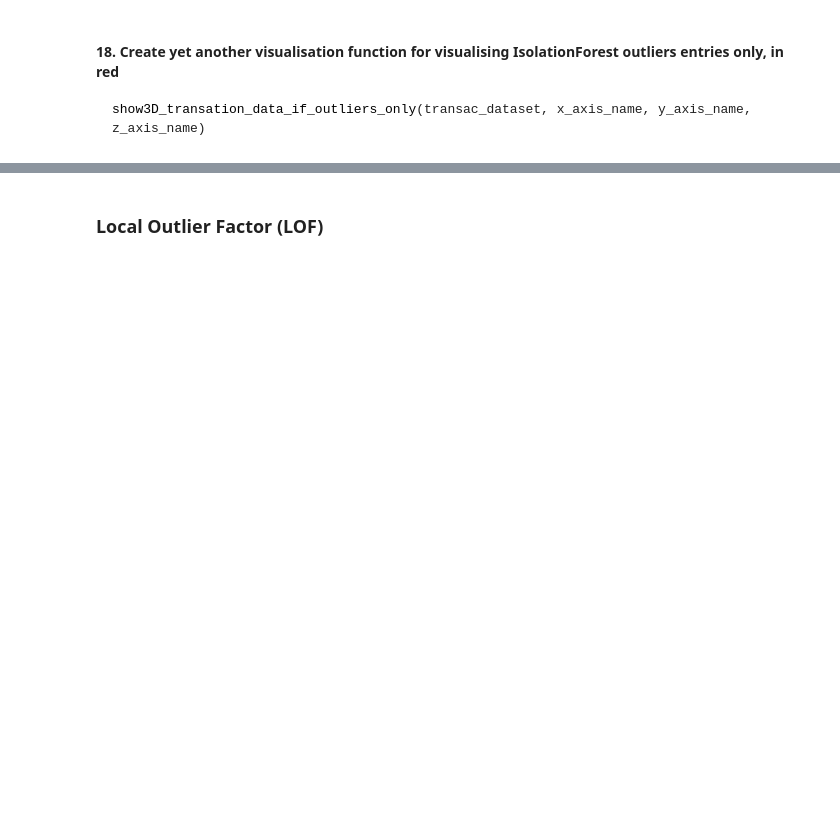
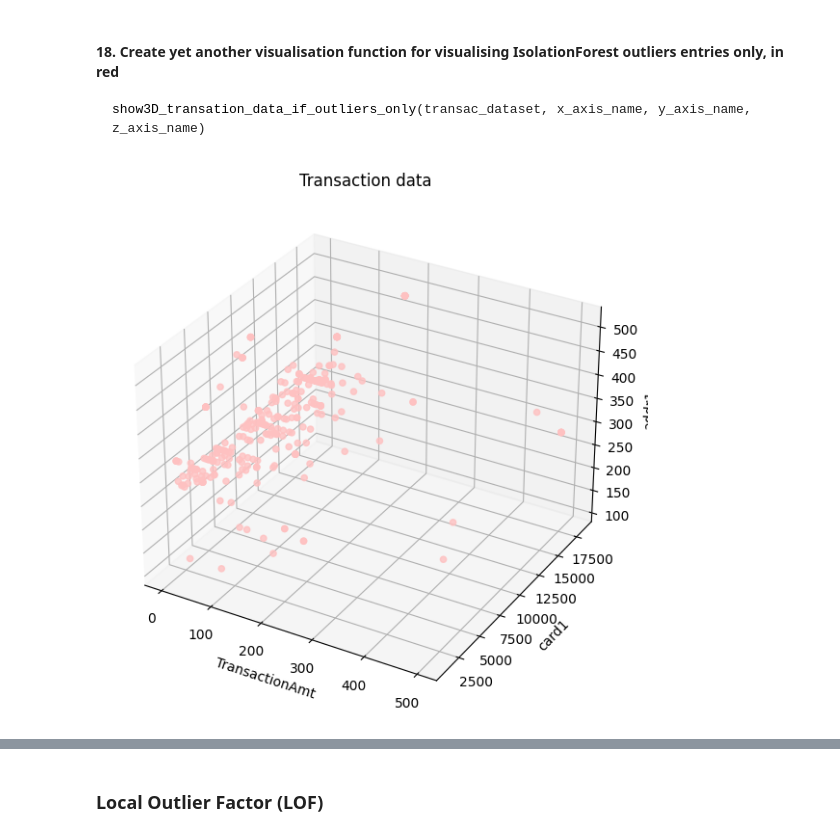
Before and after one commit to Ekliipce/Machine-Learning-for-Cybersecurite, a Jupyter notebook: anomaly_detection/cyberml-lab-session-1-anomaly-detection.ipynb, the cells around one changed output, grey strips where cells are left out. Drawn from its saved outputs; the diff is of its cells as text; code cells hidden in the pictures; blank space fills up the shorter version.

Commit message:
apply lof and isolation forest

````diff
--- a/anomaly_detection/cyberml-lab-session-1-anomaly-detection.ipynb
+++ b/anomaly_detection/cyberml-lab-session-1-anomaly-detection.ipynb
@@ -403,3 +436,8 @@ X_with_imputed_values_outliers['if_outliers'] = dtransac_outliers
 - How many outliers found in unsupervised manner are labelled as fraudulent transactions
 (‘isFraud’) ?
 - Print fraudulent outliers. What do you observe?
+# %%
+isolation_forest = IsolationForest(contamination=rate_fraud, random_state=42)
+isolation_forest.fit(transaction_df.select_dtypes(exclude=["object"]))
+outliers = isolation_forest.predict(transaction_df.select_dtypes(exclude=["object"]))
+outliers.shape
@@ -405,0 +446,5 @@ X_with_imputed_values_outliers['if_outliers'] = dtransac_outliers
+# %%
+transaction_df['if_outliers'] = outliers
+global_outliers = transaction_df[(transaction_df['isFraud'] == True) & (transaction_df['if_outliers'] == -1)]
+print(f"Number outliers found in unsupervised manner which are labelled as fraudulent transactions : {global_outliers.shape[0]}")
+global_outliers
@@ -409,3 +474,12 @@ X_with_imputed_values_outliers['if_outliers'] = dtransac_outliers
 show3D_transation_data_if_outliers_only(transac_dataset, x_axis_name, y_axis_name,
 z_axis_name)
 ```
+# %%
+def show3D_transation_data_if_outliers_only(transac_dataset, x_axis_name, y_axis_name,
+z_axis_name, figsize=(10, 7)):
+    transac_outliers = transac_dataset[transac_dataset["if_outliers"] == -1]
+    show3D_transaction_data(transac_outliers, x_axis_name, y_axis_name, z_axis_name, figsize)
+
+show3D_transation_data_if_outliers_only(transaction_df, 'TransactionAmt', 'card1', 'addr1')
+# %% [output]
+[figure, added]
````
Also changed, not shown: parts of 18 cells of this notebook.
